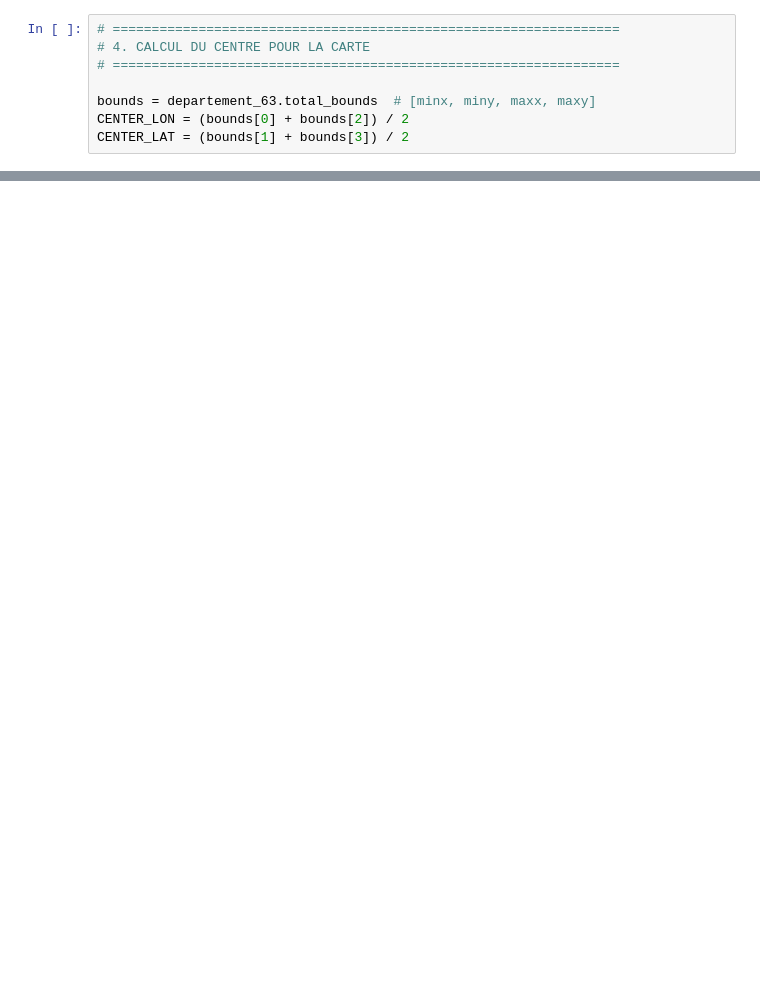
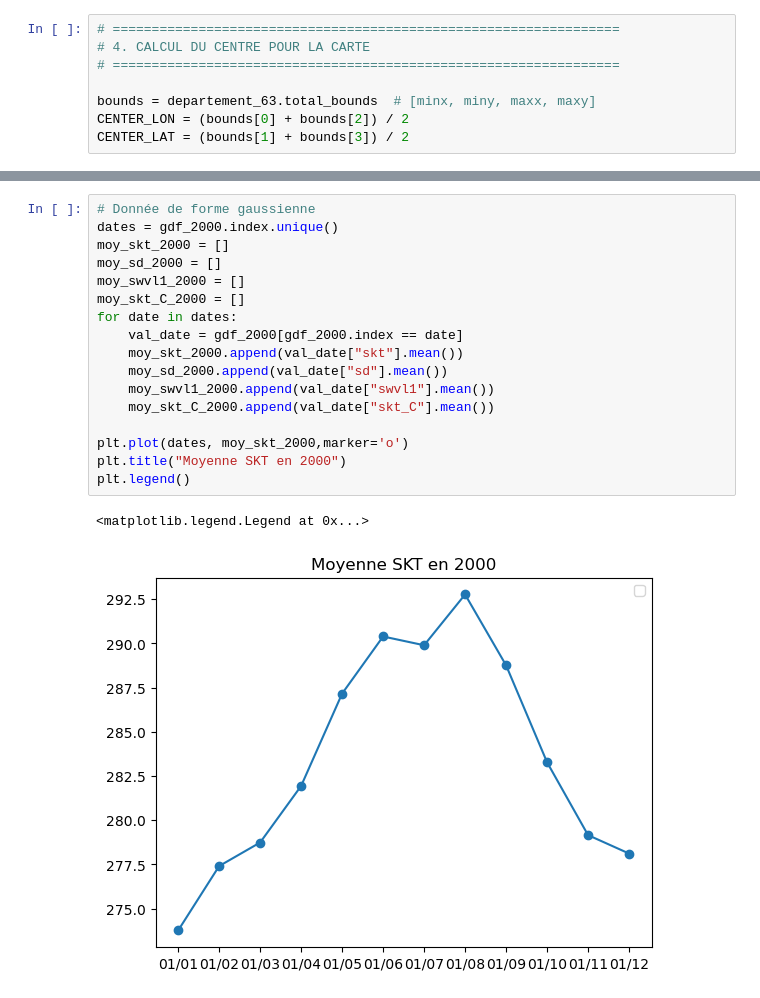
Before and after one commit to Aymanzej/Projet-5A, a Jupyter notebook: 3rd Month/Visualize_bdd.ipynb, the cells around one changed output, grey strips where cells are left out. Saved outputs shown, nothing was run; the diff lists cells and outputs as text; blank space fills up the shorter version.

Commit message:
Processus gaussien sur BDD

```diff
--- a/3rd Month/Visualize_bdd.ipynb
+++ b/3rd Month/Visualize_bdd.ipynb
@@ -207,3 +206,23 @@ for dates in points_diff_63.index:
 # print("\nCarte sauvegardée : carte_puy_de_dome_difference_amas.html")
 
 #m
+# %%
+# Donnée de forme gaussienne
+dates = gdf_2000.index.unique()
+moy_skt_2000 = []
+moy_sd_2000 = []
+moy_swvl1_2000 = []
+moy_skt_C_2000 = []
+for date in dates:
+    val_date = gdf_2000[gdf_2000.index == date]
+    moy_skt_2000.append(val_date["skt"].mean())
+    moy_sd_2000.append(val_date["sd"].mean())
+    moy_swvl1_2000.append(val_date["swvl1"].mean())
+    moy_skt_C_2000.append(val_date["skt_C"].mean())
+
+plt.plot(dates, moy_skt_2000,marker='o')
+plt.title("Moyenne SKT en 2000")
+plt.legend()
+# %% [output]
+<matplotlib.legend.Legend at 0x...>
+[figure, added]
```
Also changed, not shown: parts of 10 cells of this notebook, 15 other files.
